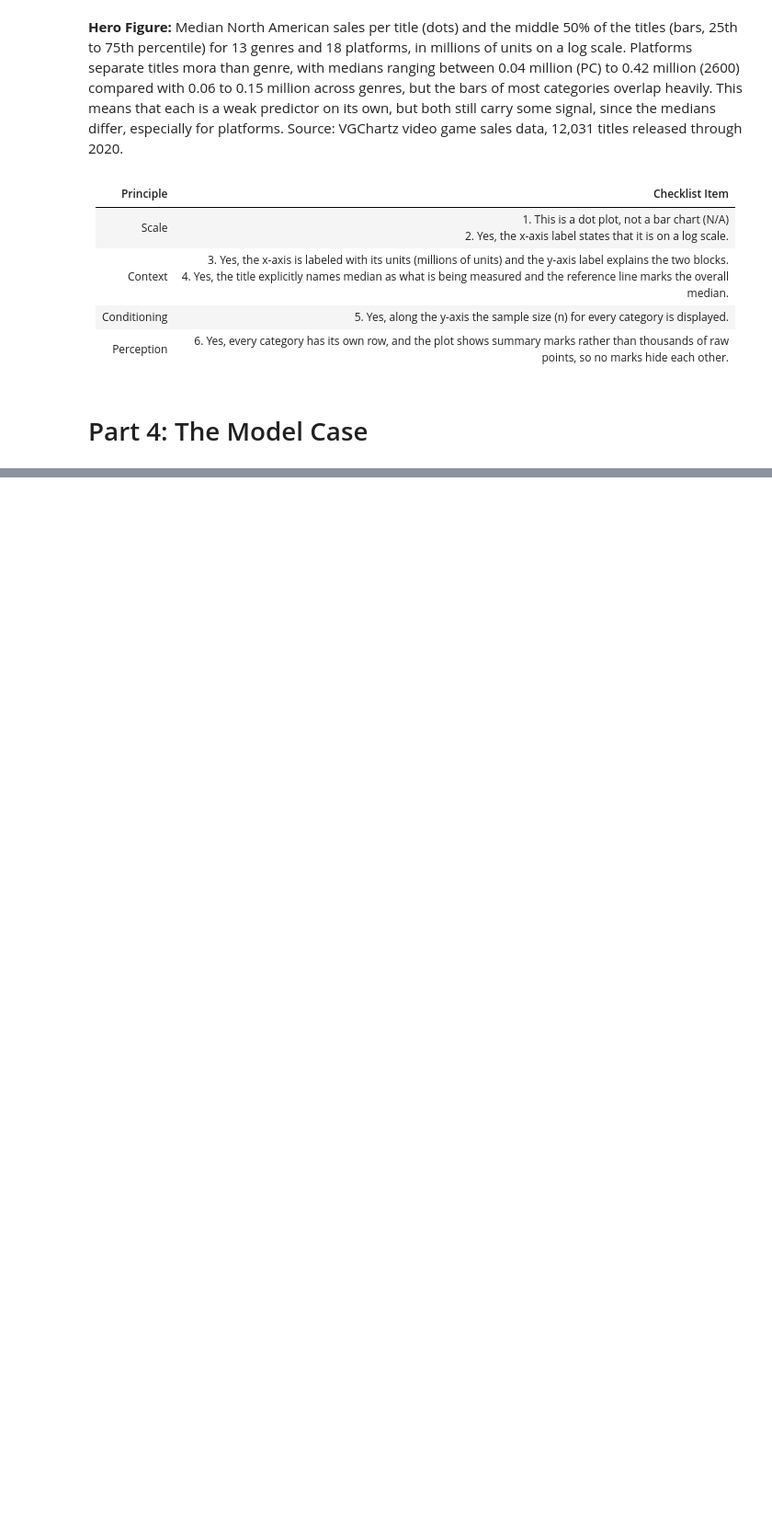
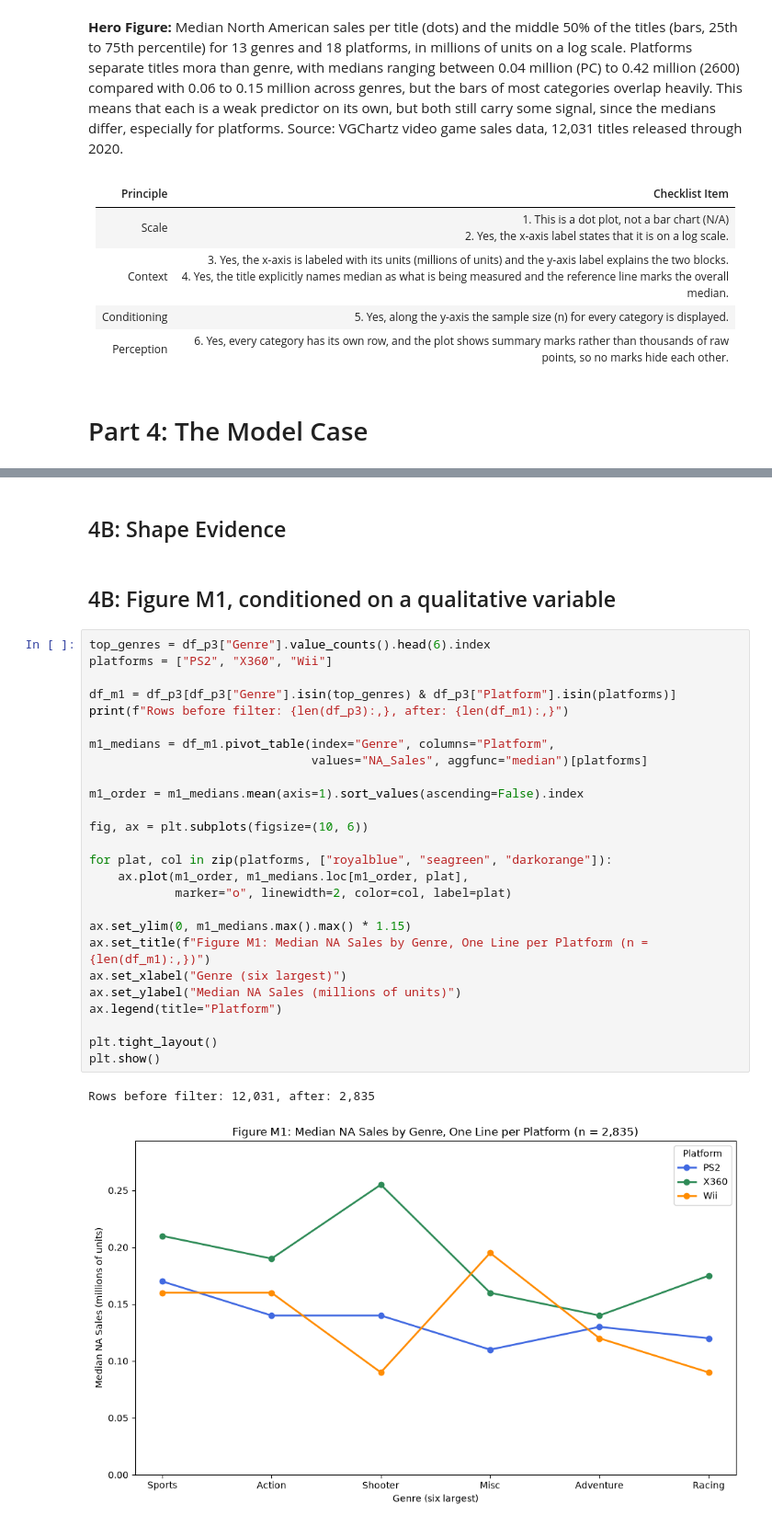
Before and after one commit to sergio-fernandez10/CS577-Project, a Jupyter notebook: Phase 3/Group6_Aaron_Sergio_Phase3.ipynb, the cells around one changed output, grey strips where cells are left out. Shown at 92% size. Cells and saved outputs as stored; diff of their text form; blank space fills up the shorter version.

```diff
--- a/Phase 3/Group6_Aaron_Sergio_Phase3.ipynb
+++ b/Phase 3/Group6_Aaron_Sergio_Phase3.ipynb
@@ -743,0 +760,33 @@ plt.show()
+# %% [markdown]
+## 4B: Shape Evidence
+# %% [markdown]
+## 4B: Figure M1, conditioned on a qualitative variable
+# %%
+top_genres = df_p3["Genre"].value_counts().head(6).index
+platforms = ["PS2", "X360", "Wii"]
+
+df_m1 = df_p3[df_p3["Genre"].isin(top_genres) & df_p3["Platform"].isin(platforms)]
+print(f"Rows before filter: {len(df_p3):,}, after: {len(df_m1):,}")
+
+m1_medians = df_m1.pivot_table(index="Genre", columns="Platform",
+                               values="NA_Sales", aggfunc="median")[platforms]
+
+m1_order = m1_medians.mean(axis=1).sort_values(ascending=False).index
+
+fig, ax = plt.subplots(figsize=(10, 6))
+
+for plat, col in zip(platforms, ["royalblue", "seagreen", "darkorange"]):
+    ax.plot(m1_order, m1_medians.loc[m1_order, plat],
+            marker="o", linewidth=2, color=col, label=plat)
+
+ax.set_ylim(0, m1_medians.max().max() * 1.15)
+ax.set_title(f"Figure M1: Median NA Sales by Genre, One Line per Platform (n = {len(df_m1):,})")
+ax.set_xlabel("Genre (six largest)")
+ax.set_ylabel("Median NA Sales (millions of units)")
+ax.legend(title="Platform")
+
+plt.tight_layout()
+plt.show()
+# %% [output]
+Rows before filter: 12,031, after: 2,835
+[figure, added]
```
Also changed, not shown: parts of 29 cells of this notebook.
